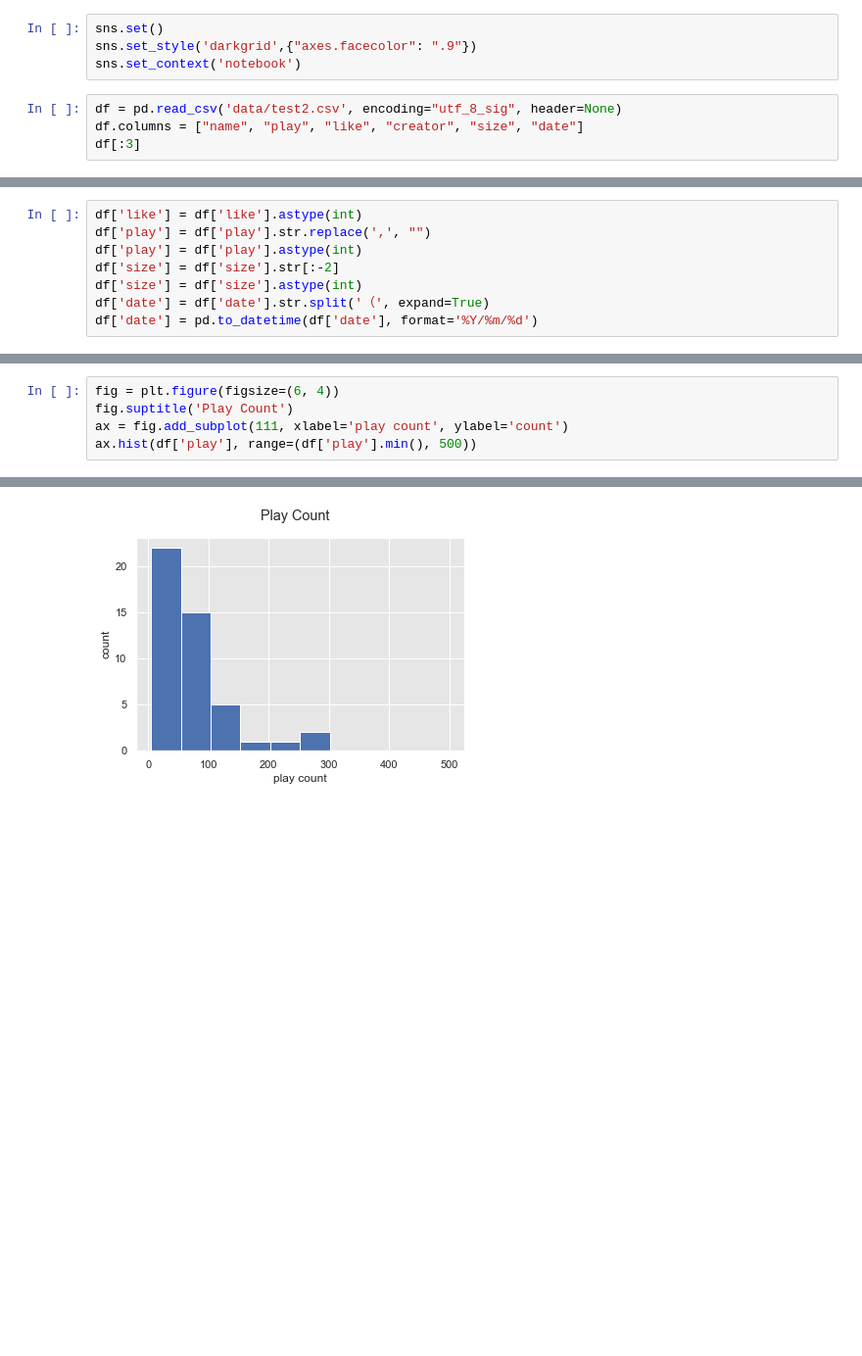
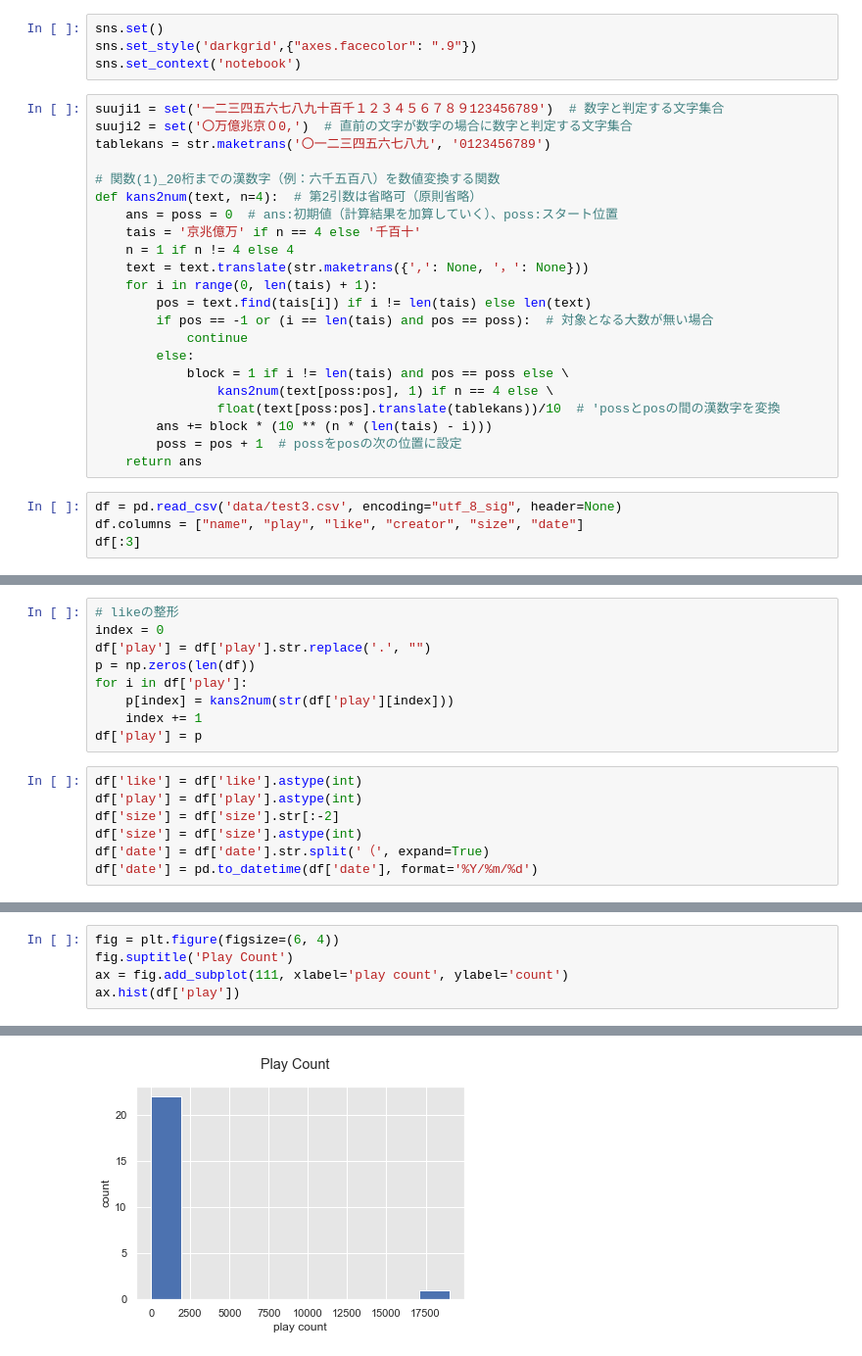
Before and after one commit to te260ku/cluster-scraping, a Jupyter notebook: cluster-scraping-analysis.ipynb, the cells around one changed output, grey strips where cells are left out. Shown: that part at 98% size. Saved outputs shown, nothing was run; the diff lists cells and outputs as text; blank space fills up the shorter version.

```diff
--- a/cluster-scraping-analysis.ipynb
+++ b/cluster-scraping-analysis.ipynb
@@ -13,8 +13,30 @@ import unicodedata
 sns.set()
 sns.set_style('darkgrid',{"axes.facecolor": ".9"})
 sns.set_context('notebook')
+# %%
+suuji1 = set('一二三四五六七八九十百千１２３４５６７８９123456789')  # 数字と判定する文字集合
+suuji2 = set('〇万億兆京０0,')  # 直前の文字が数字の場合に数字と判定する文字集合
+tablekans = str.maketrans('〇一二三四五六七八九', '0123456789')
+
+# 関数(1)_20桁までの漢数字（例：六千五百八）を数値変換する関数
+def kans2num(text, n=4):  # 第2引数は省略可（原則省略）
+    ans = poss = 0  # ans:初期値（計算結果を加算していく）、poss:スタート位置
+    tais = '京兆億万' if n == 4 else '千百十'
+    n = 1 if n != 4 else 4
+    text = text.translate(str.maketrans({',': None, '，': None}))
+    for i in range(0, len(tais) + 1):
+        pos = text.find(tais[i]) if i != len(tais) else len(text)
+        if pos == -1 or (i == len(tais) and pos == poss):  # 対象となる大数が無い場合
+            continue
+        else:
+            block = 1 if i != len(tais) and pos == poss else \
+                kans2num(text[poss:pos], 1) if n == 4 else \
+                float(text[poss:pos].translate(tablekans))/10  # 'possとposの間の漢数字を変換
+        ans += block * (10 ** (n * (len(tais) - i)))
+        poss = pos + 1  # possをposの次の位置に設定
+    return ans
 # %%
-df = pd.read_csv('data/test2.csv', encoding="utf_8_sig", header=None)
+df = pd.read_csv('data/test3.csv', encoding="utf_8_sig", header=None)
 df.columns = ["name", "play", "like", "creator", "size", "date"]
 df[:3]
 # %% [output]
@@ -25,6 +47,14 @@ df[:3]
+# %%
+# likeの整形
+index = 0
+df['play'] = df['play'].str.replace('.', "")
+p = np.zeros(len(df))
+for i in df['play']:
+    p[index] = kans2num(str(df['play'][index]))
+    index += 1
+df['play'] = p
 # %%
 df['like'] = df['like'].astype(int)
-df['play'] = df['play'].str.replace(',', "")
 df['play'] = df['play'].astype(int)
 df['size'] = df['size'].str[:-2]
 df['size'] = df['size'].astype(int)
@@ -51,5 +81,5 @@ sns.pairplot(df)
 fig = plt.figure(figsize=(6, 4))
 fig.suptitle('Play Count')
 ax = fig.add_subplot(111, xlabel='play count', ylabel='count')
-ax.hist(df['play'], range=(df['play'].min(), 500))
+ax.hist(df['play'])
 # %% [output]
@@ -59,5 +89,5 @@ ax.hist(df['play'], range=(df['play'].min(), 500))
  <BarContainer object of 10 artists>)
-[figure, old version]
+[figure, new version]
 # %%
 fig = plt.figure(figsize=(6, 4))
 fig.suptitle('Like Count')
```
Also changed, not shown: parts of 6 cells of this notebook, 8 other files.
